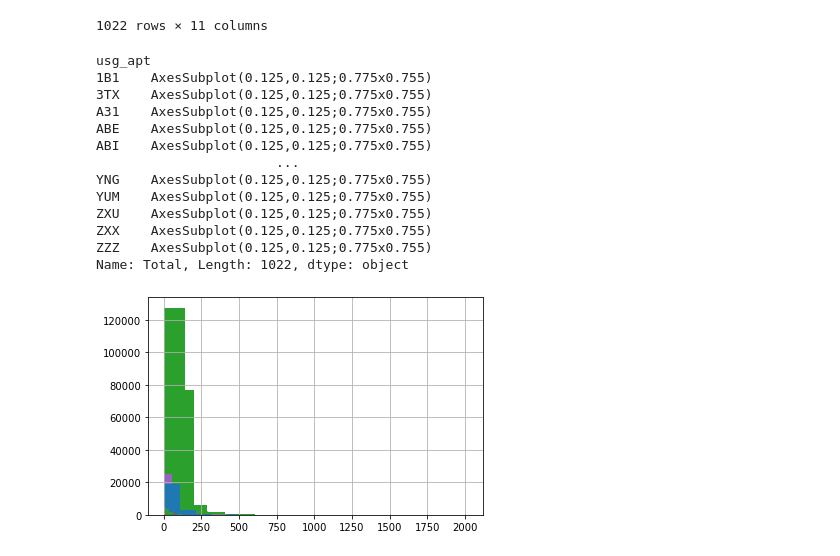
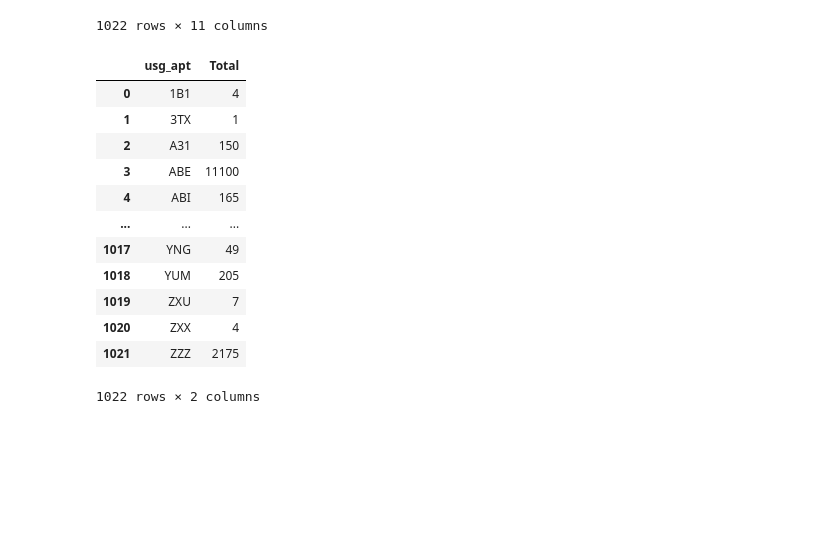
Before and after one commit to aaron96s/Air_Traffic, a Jupyter notebook: AirTraffic.ipynb, the cells around one changed output. Saved outputs shown, nothing was run; the diff lists cells and outputs as text; code cells hidden in the pictures; blank space fills up the shorter version.

```diff
--- a/AirTraffic.ipynb
+++ b/AirTraffic.ipynb
@@ -158,20 +159,20 @@ airports.sum()
 | ZXX | 3993 | 14 | 32712 | 186 | 23920 | 1034 | 40084 | 2 | 0 | ... |
 | ZZZ | 1368312 | 4427 | 67999320 | 680 | 9865355 | 460404 | 13947047 | 680 | 301 | ... |
 1022 rows × 11 columns
-# %%
-airports['Total'].hist()
-# %% [output]
-usg_apt
-1B1    AxesSubplot(0.125,0.125;0.775x0.755)
-3TX    AxesSubplot(0.125,0.125;0.775x0.755)
-A31    AxesSubplot(0.125,0.125;0.775x0.755)
-ABE    AxesSubplot(0.125,0.125;0.775x0.755)
-ABI    AxesSubplot(0.125,0.125;0.775x0.755)
-                       ...
-YNG    AxesSubplot(0.125,0.125;0.775x0.755)
-YUM    AxesSubplot(0.125,0.125;0.775x0.755)
-ZXU    AxesSubplot(0.125,0.125;0.775x0.755)
-ZXX    AxesSubplot(0.125,0.125;0.775x0.755)
-ZZZ    AxesSubplot(0.125,0.125;0.775x0.755)
-Name: Total, Length: 1022, dtype: object
-[figure, removed]
+# %%
+totals = deps_df.groupby('usg_apt',as_index=False)['Total'].sum()
+totals
+# %% [output]
+|  | usg_apt | Total |
+| 0 | 1B1 | 4 |
+| 1 | 3TX | 1 |
+| 2 | A31 | 150 |
+| 3 | ABE | 11100 |
+| 4 | ABI | 165 |
+| ... | ... | ... |
+| 1017 | YNG | 49 |
+| 1018 | YUM | 205 |
+| 1019 | ZXU | 7 |
+| 1020 | ZXX | 4 |
+| 1021 | ZZZ | 2175 |
+1022 rows × 2 columns
```
Also changed, not shown: parts of 15 cells of this notebook.
